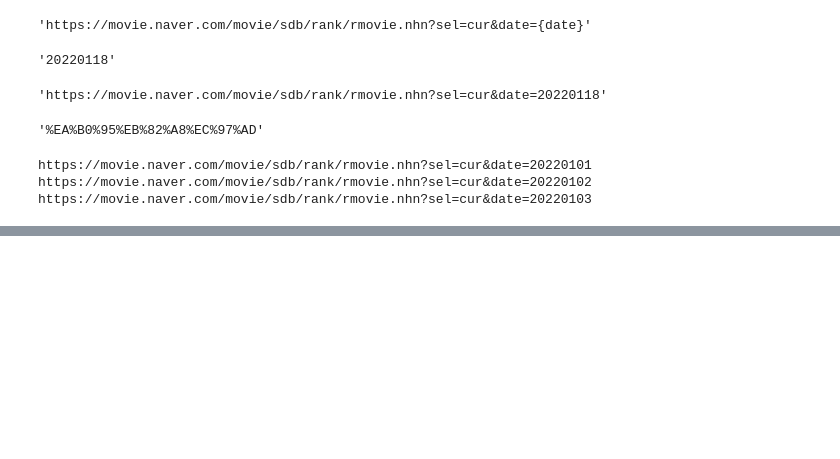
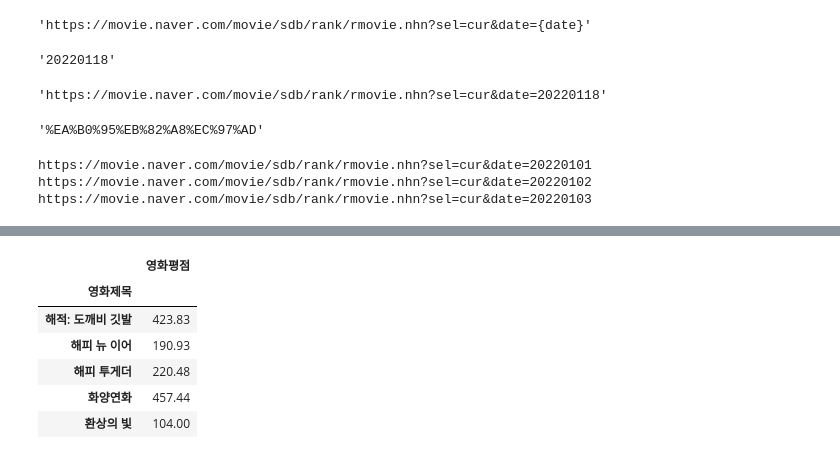
Before and after one commit to JuliaJJY/Web_crawling, a Jupyter notebook: 04_네이버_영화평점-수집및분석.ipynb, the cells around one changed output, grey strips where cells are left out. Saved outputs shown, nothing was run; the diff lists cells and outputs as text; code cells hidden in the pictures; blank space fills up the shorter version.

```diff
--- a/04_네이버_영화평점-수집및분석.ipynb
+++ b/04_네이버_영화평점-수집및분석.ipynb
@@ -271,0 +380,13 @@ https://movie.naver.com/movie/sdb/rank/rmovie.nhn?sel=cur&date=20220103
+# %%
+#영화별 point합 : pivot_table(data_set, index=[기준열],aggfunc=np.sum(집계함수))
+movie_unique = pd.pivot_table(movie_df,index=['영화제목'],aggfunc=np.sum)
+movie_unique.head()
+movie_unique.tail()
+# %% [output]
+|  | 영화평점 |
+| 영화제목 |  |
+| 해적: 도깨비 깃발 | 423.83 |
+| 해피 뉴 이어 | 190.93 |
+| 해피 투게더 | 220.48 |
+| 화양연화 | 457.44 |
+| 환상의 빛 | 104.00 |
```
Also changed, not shown: parts of 12 cells of this notebook, 4 other files.
